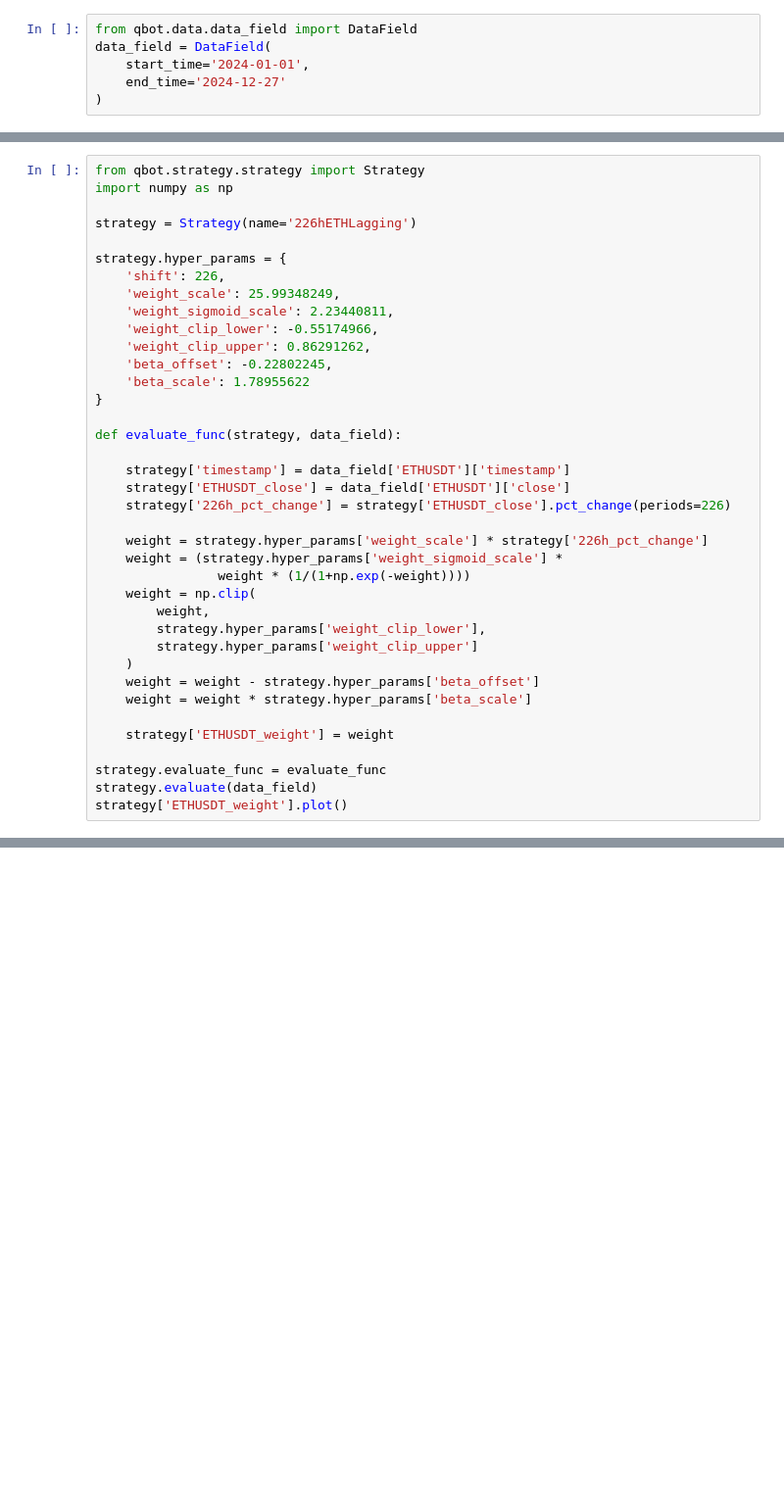
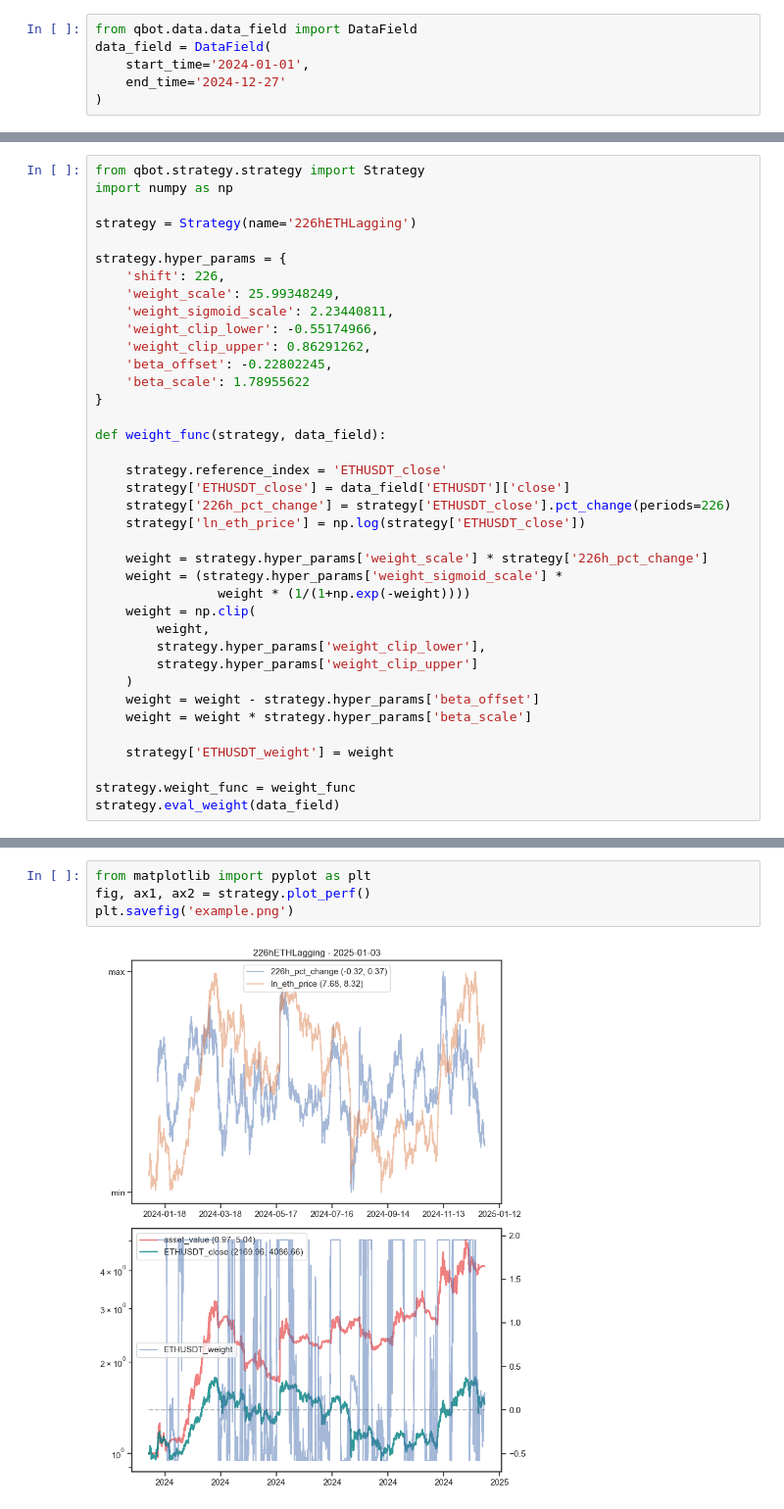
Before and after one commit to jayhansuh/qbot-sdk, a Jupyter notebook: example.ipynb, the cells around one changed output, grey strips where cells are left out. Shown at 98% size. Cells and saved outputs as stored; diff of their text form; blank space fills up the shorter version.

```diff
--- a/example.ipynb
+++ b/example.ipynb
@@ -38,11 +44,12 @@ strategy.hyper_params = {
     'beta_scale': 1.78955622
 }
 
-def evaluate_func(strategy, data_field):
+def weight_func(strategy, data_field):
 
-    strategy['timestamp'] = data_field['ETHUSDT']['timestamp']
+    strategy.reference_index = 'ETHUSDT_close'
     strategy['ETHUSDT_close'] = data_field['ETHUSDT']['close']
     strategy['226h_pct_change'] = strategy['ETHUSDT_close'].pct_change(periods=226)
+    strategy['ln_eth_price'] = np.log(strategy['ETHUSDT_close'])
 
     weight = strategy.hyper_params['weight_scale'] * strategy['226h_pct_change']
     weight = (strategy.hyper_params['weight_sigmoid_scale'] *
@@ -57,6 +64,5 @@ def evaluate_func(strategy, data_field):
 
     strategy['ETHUSDT_weight'] = weight
 
-strategy.evaluate_func = evaluate_func
-strategy.evaluate(data_field)
-strategy['ETHUSDT_weight'].plot()
+strategy.weight_func = weight_func
+strategy.eval_weight(data_field)
@@ -66,0 +84,6 @@ strategy.display_result()
+# %%
+from matplotlib import pyplot as plt
+fig, ax1, ax2 = strategy.plot_perf()
+plt.savefig('example.png')
+# %% [output]
+[figure, added]
```
Also changed, not shown: parts of 4 cells of this notebook, 4 other files.
